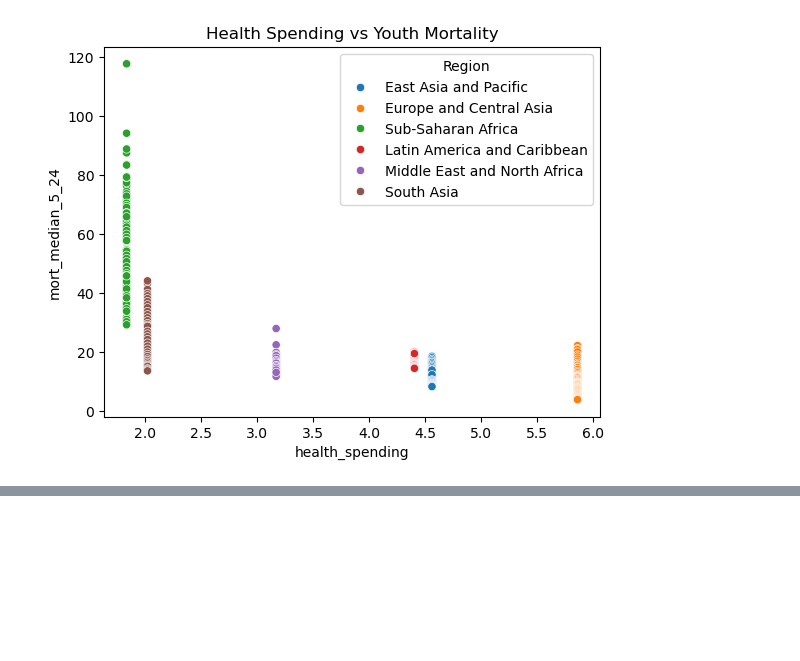
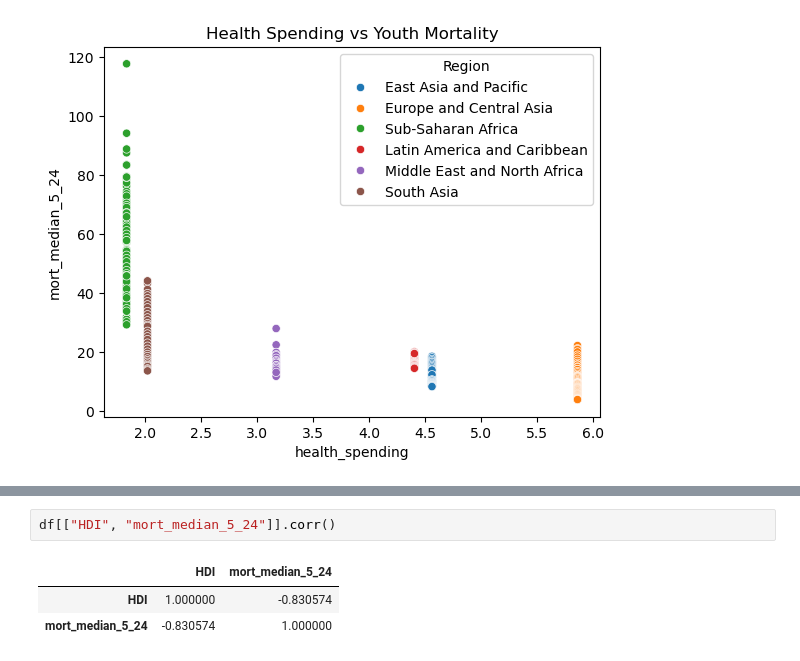
Before and after one commit to ecelule/dsa210project, a Jupyter notebook: project_basis.ipynb, the cells around one changed output, grey strips where cells are left out. Saved outputs shown, nothing was run; the diff lists cells and outputs as text; blank space fills up the shorter version.

```diff
--- a/project_basis.ipynb
+++ b/project_basis.ipynb
@@ -246,0 +264,6 @@ plt.show()
+# %%
+df[["HDI", "mort_median_5_24"]].corr()
+# %% [output]
+|  | HDI | mort_median_5_24 |
+| HDI | 1.000000 | -0.830574 |
+| mort_median_5_24 | -0.830574 | 1.000000 |
```
Also changed, not shown: parts of 5 cells of this notebook.
